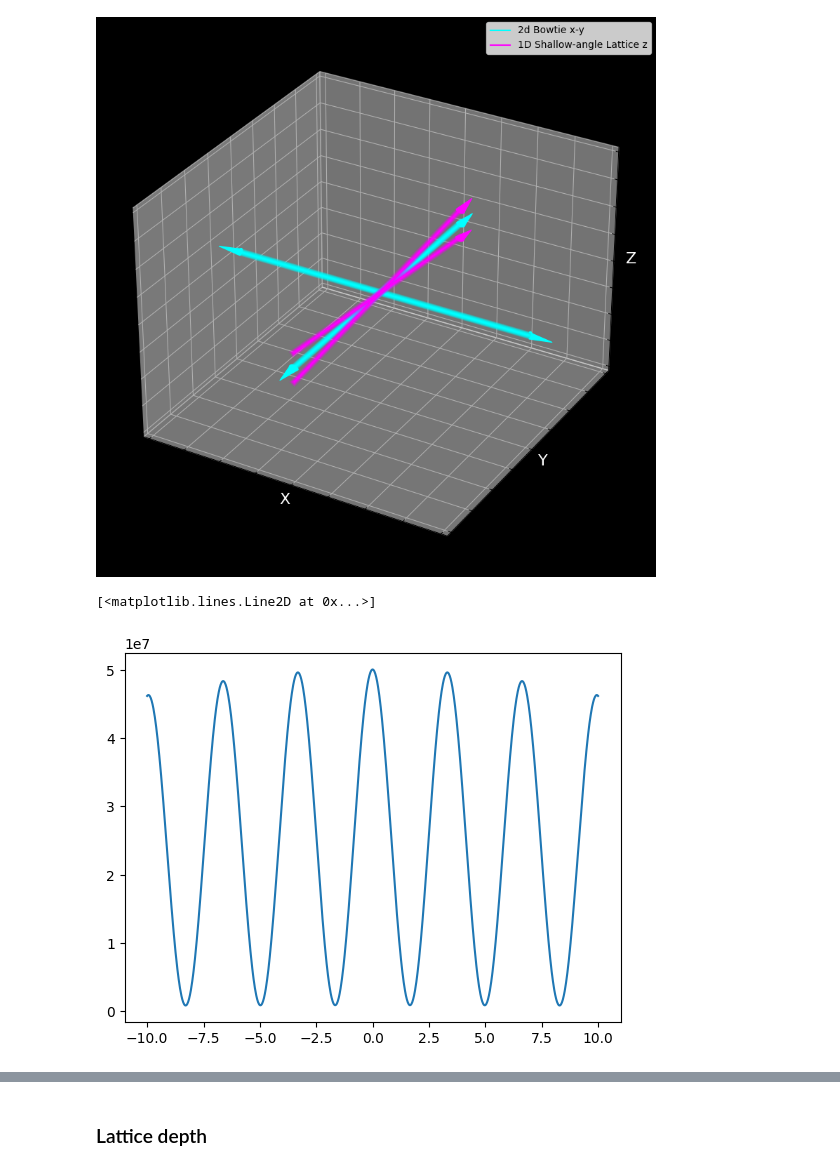
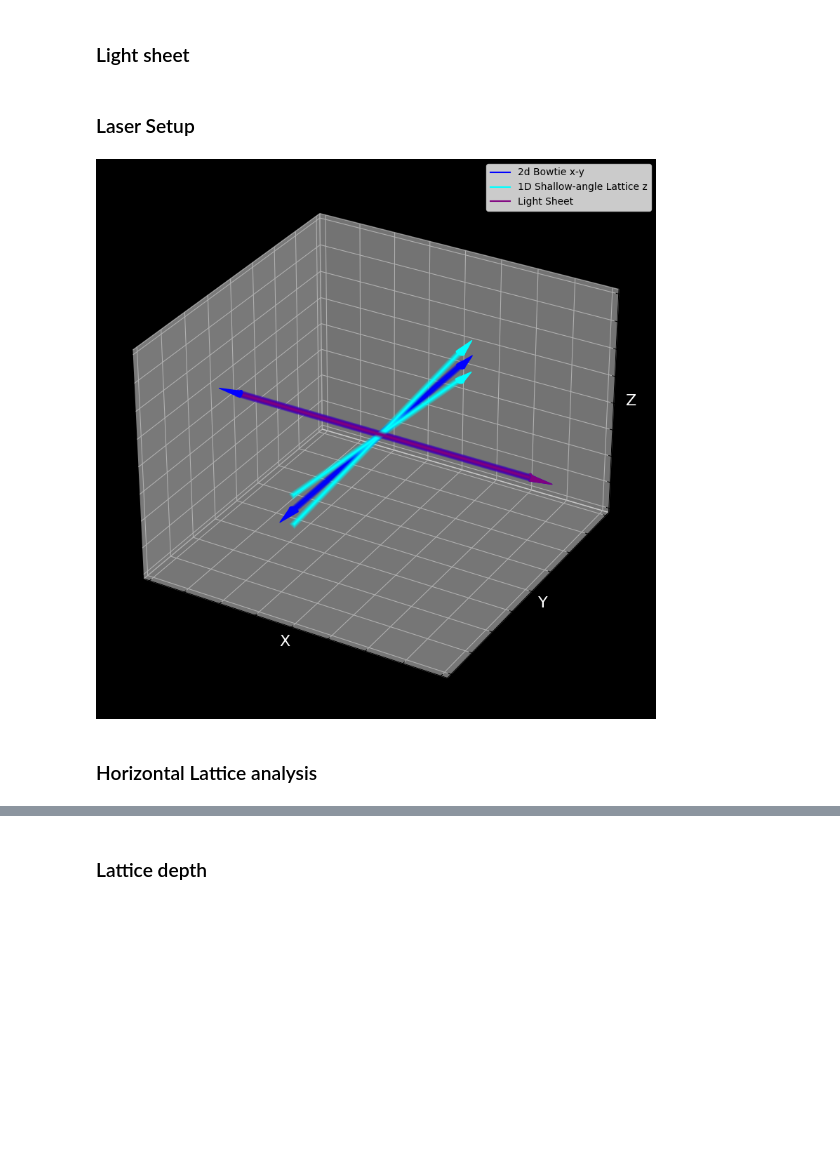
Before and after one commit to lightmat/lightmat, a Jupyter notebook: lattice.ipynb, the cells around one changed output, grey strips where cells are left out. Saved outputs shown, nothing was run; the diff lists cells and outputs as text; code cells hidden in the pictures; blank space fills up the shorter version.

```diff
--- a/lattice.ipynb
+++ b/lattice.ipynb
@@ -31,7 +31,8 @@ bowtie = BowtieLattice2d(
     w0=w0,
     P=P,
     z0=0,
-    name='2d Bowtie x-y'
+    name='2d Bowtie x-y',
+    color='blue',
 )
 
 lat1d_x = Lattice1d(
@@ -42,7 +43,8 @@ lat1d_x = Lattice1d(
     w0=w0,
     P=P,
     z0=0,
-    name='1D Lattice x'
+    name='1D Lattice x',
+    color='red',
 )
 lat1d_y = Lattice1d(
     lattice_direction_vec=(0,1,0),
@@ -52,5 +54,6 @@ lat1d_y = Lattice1d(
     w0=w0,
     P=P,
     z0=0,
-    name='1D Lattice y'
+    name='1D Lattice y',
+    color='magenta',
 )
@@ -68,5 +73,6 @@ lat1d_z = Lattice1d(
     w0=w0_z,
     P=P_z,
     z0=0,
-    name='1D Shallow-angle Lattice z'
+    name='1D Shallow-angle Lattice z',
+    color='cyan',
 )
@@ -83,5 +79,29 @@ lat3d_regular.plot_beams()
-# %%
-lat3d_bowtie.plot_beams()
-# %% [output]
-[figure, removed]
+# %% [markdown]
+<h3>Light sheet</h3>
+# %%
+w0_ls = [300, 10] * u.um
+lambda_ls = 1064 * u.nm
+P_ls = 3 * u.W
+
+lightsheet = GaussianBeam(
+    beam_direction_vec=(1,0,0),
+    pol_Jones_vec=(1,0), # linear horizontal
+    lambda_=lambda_ls,
+    w0=w0_ls,
+    P=P_ls,
+    z0=0,
+    name='Light Sheet',
+    color='purple',
+)
+# %% [markdown]
+<h3>Laser Setup</h3>
+# %%
+lasers = [bowtie, lat1d_z, lightsheet]
+lat3d = LaserSetup(lasers)
+
+lat3d.plot_beams()
+# %% [output]
+[figure, added]
+# %% [markdown]
+<h3>Horizontal Lattice analysis</h3>
 # %%
@@ -98,5 +114,0 @@ I_bowtie = lat3d_bowtie.I(X, Y, Z)
-# %%
-plt.plot(z, I_z)
-# %% [output]
-[<matplotlib.lines.Line2D at 0x...>]
-[figure, removed]
```
Also changed, not shown: parts of 18 cells of this notebook, 8 other files.
